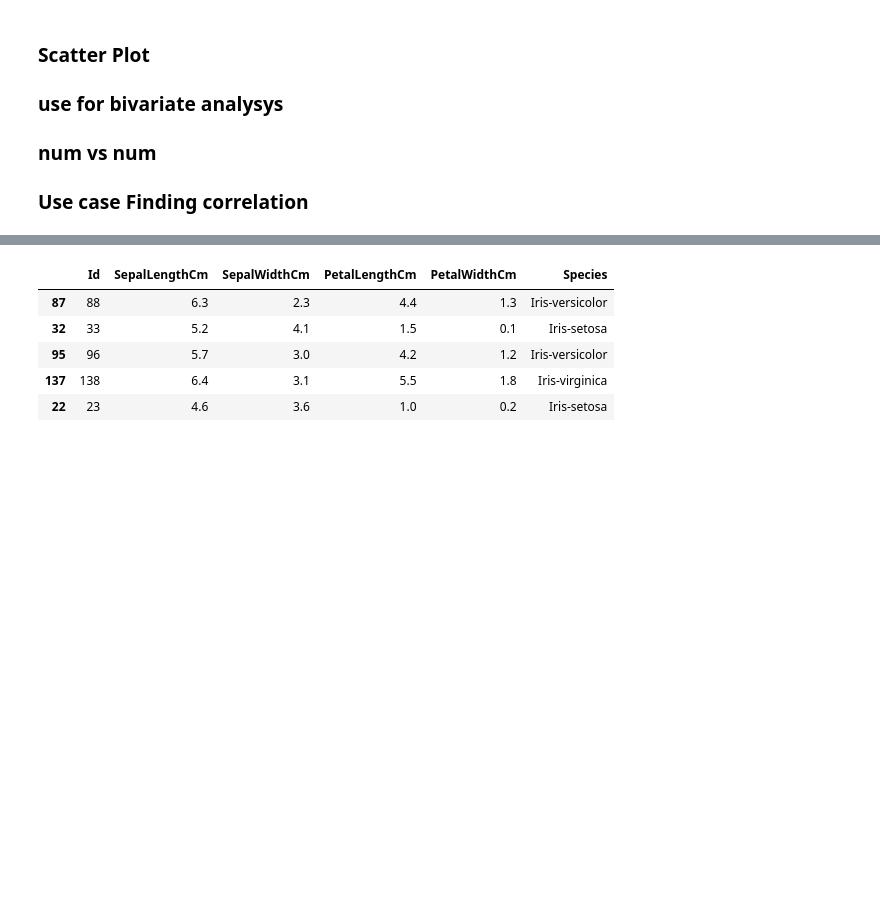
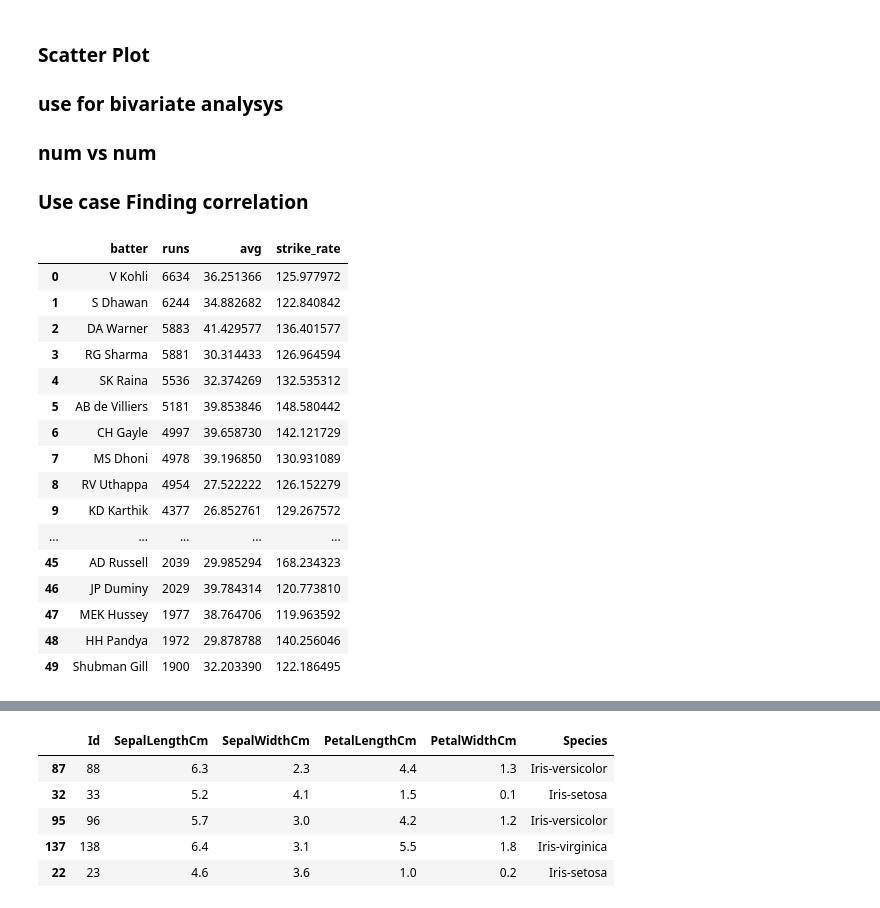
Before and after one commit to RiyazRizvi/Matplotlib, a Jupyter notebook: file.ipynb, the cells around one changed output, grey strips where cells are left out. Cells and saved outputs as stored; diff of their text form; code cells hidden in the pictures; blank space fills up the shorter version.

```diff
--- a/file.ipynb
+++ b/file.ipynb
@@ -132,3 +132,25 @@ plt.grid()
 ### use for bivariate analysys
 ### num vs num
 ### Use case Finding correlation
+# %%
+df=pd.read_csv('batter.csv')
+df=df.head(50)
+df
+# %% [output]
+|  | batter | runs | avg | strike_rate |
+| 0 | V Kohli | 6634 | 36.251366 | 125.977972 |
+| 1 | S Dhawan | 6244 | 34.882682 | 122.840842 |
+| 2 | DA Warner | 5883 | 41.429577 | 136.401577 |
+| 3 | RG Sharma | 5881 | 30.314433 | 126.964594 |
+| 4 | SK Raina | 5536 | 32.374269 | 132.535312 |
+| 5 | AB de Villiers | 5181 | 39.853846 | 148.580442 |
+| 6 | CH Gayle | 4997 | 39.658730 | 142.121729 |
+| 7 | MS Dhoni | 4978 | 39.196850 | 130.931089 |
+| 8 | RV Uthappa | 4954 | 27.522222 | 126.152279 |
+| 9 | KD Karthik | 4377 | 26.852761 | 129.267572 |
+| ... | ... | ... | ... | ... |
+| 45 | AD Russell | 2039 | 29.985294 | 168.234323 |
+| 46 | JP Duminy | 2029 | 39.784314 | 120.773810 |
+| 47 | MEK Hussey | 1977 | 38.764706 | 119.963592 |
+| 48 | HH Pandya | 1972 | 29.878788 | 140.256046 |
+| 49 | Shubman Gill | 1900 | 32.203390 | 122.186495 |
```
Also changed, not shown: parts of 2 cells of this notebook.
